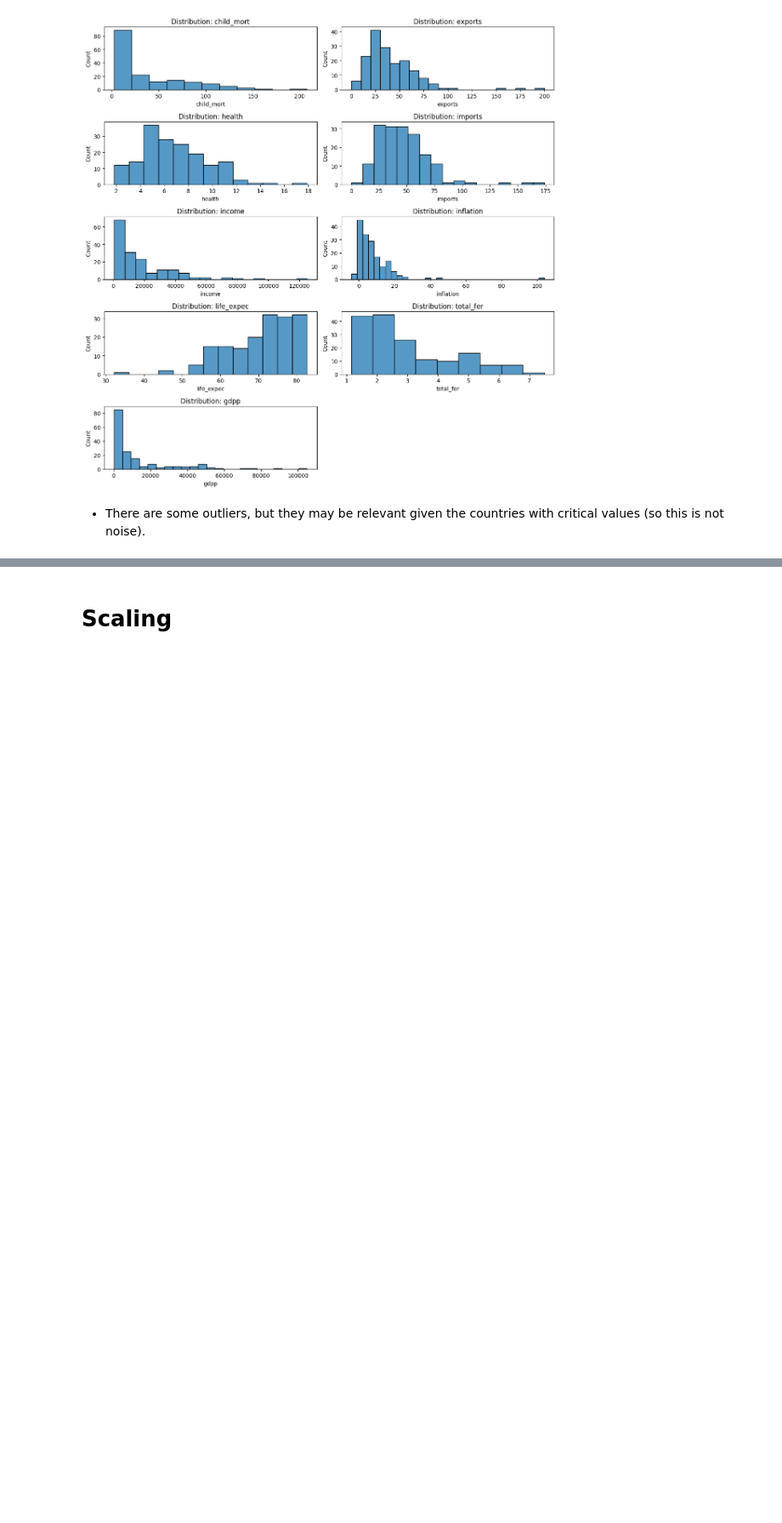
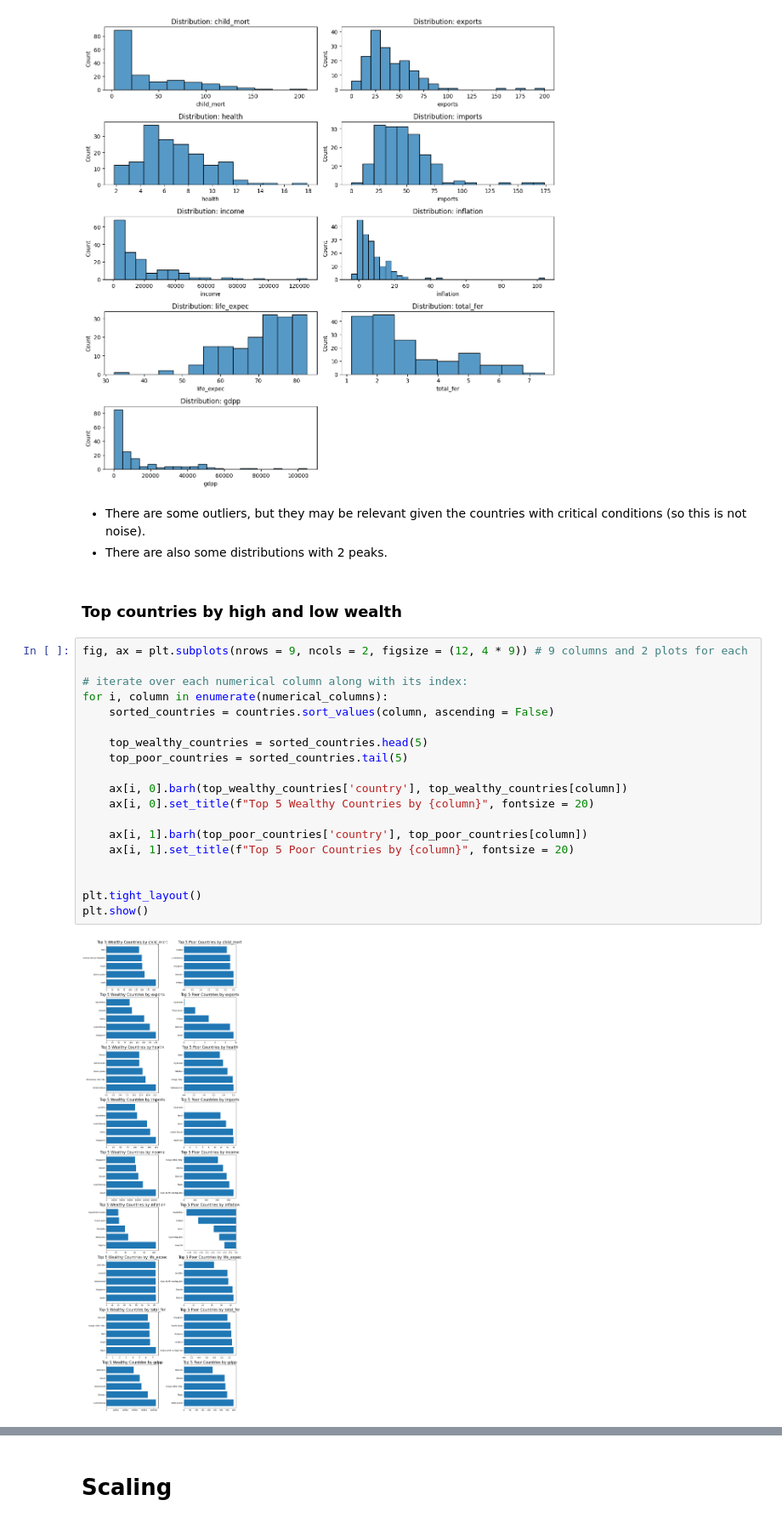
Before and after one commit to stangeorgiana18/PCA-and-cluster-analysis, a Jupyter notebook: cluster-analysis-pca-countries-development.ipynb, the cells around one changed output, grey strips where cells are left out. Shown at 85% size. Cells and saved outputs as stored; diff of their text form; blank space fills up the shorter version.

```diff
--- a/cluster-analysis-pca-countries-development.ipynb
+++ b/cluster-analysis-pca-countries-development.ipynb
@@ -189,4 +188,28 @@ plt.show()
 # %% [output]
 [figure]
 # %% [markdown]
-- There are some outliers, but they may be relevant given the countries with critical values (so this is not noise).
+- There are some outliers, but they may be relevant given the countries with critical conditions (so this is not noise).
+- There are also some distributions with 2 peaks.
+# %% [markdown]
+### Top countries by high and low wealth
+# %%
+fig, ax = plt.subplots(nrows = 9, ncols = 2, figsize = (12, 4 * 9)) # 9 columns and 2 plots for each
+
+# iterate over each numerical column along with its index:
+for i, column in enumerate(numerical_columns):
+    sorted_countries = countries.sort_values(column, ascending = False)
+
+    top_wealthy_countries = sorted_countries.head(5)
+    top_poor_countries = sorted_countries.tail(5)
+
+    ax[i, 0].barh(top_wealthy_countries['country'], top_wealthy_countries[column])
+    ax[i, 0].set_title(f"Top 5 Wealthy Countries by {column}", fontsize = 20)
+
+    ax[i, 1].barh(top_poor_countries['country'], top_poor_countries[column])
+    ax[i, 1].set_title(f"Top 5 Poor Countries by {column}", fontsize = 20)
+
+
+plt.tight_layout()
+plt.show()
+# %% [output]
+[figure, added]
```
Also changed, not shown: parts of 51 cells of this notebook.
